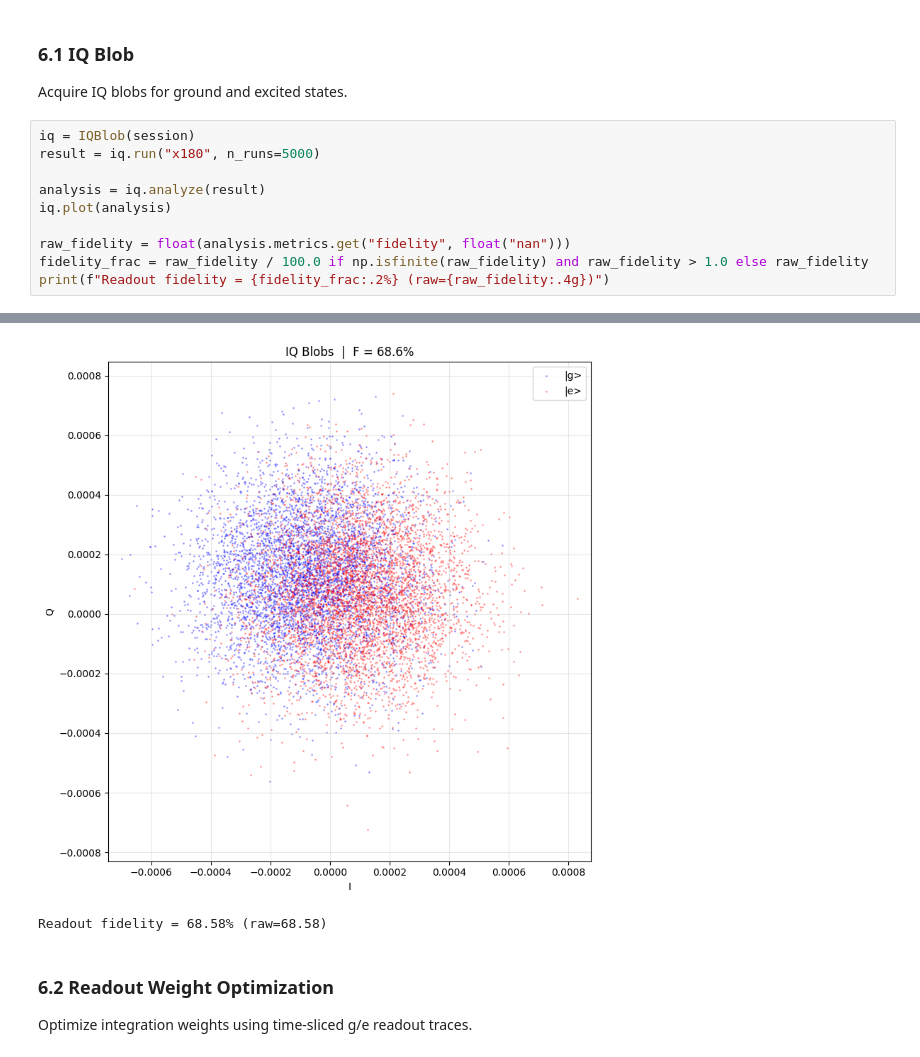
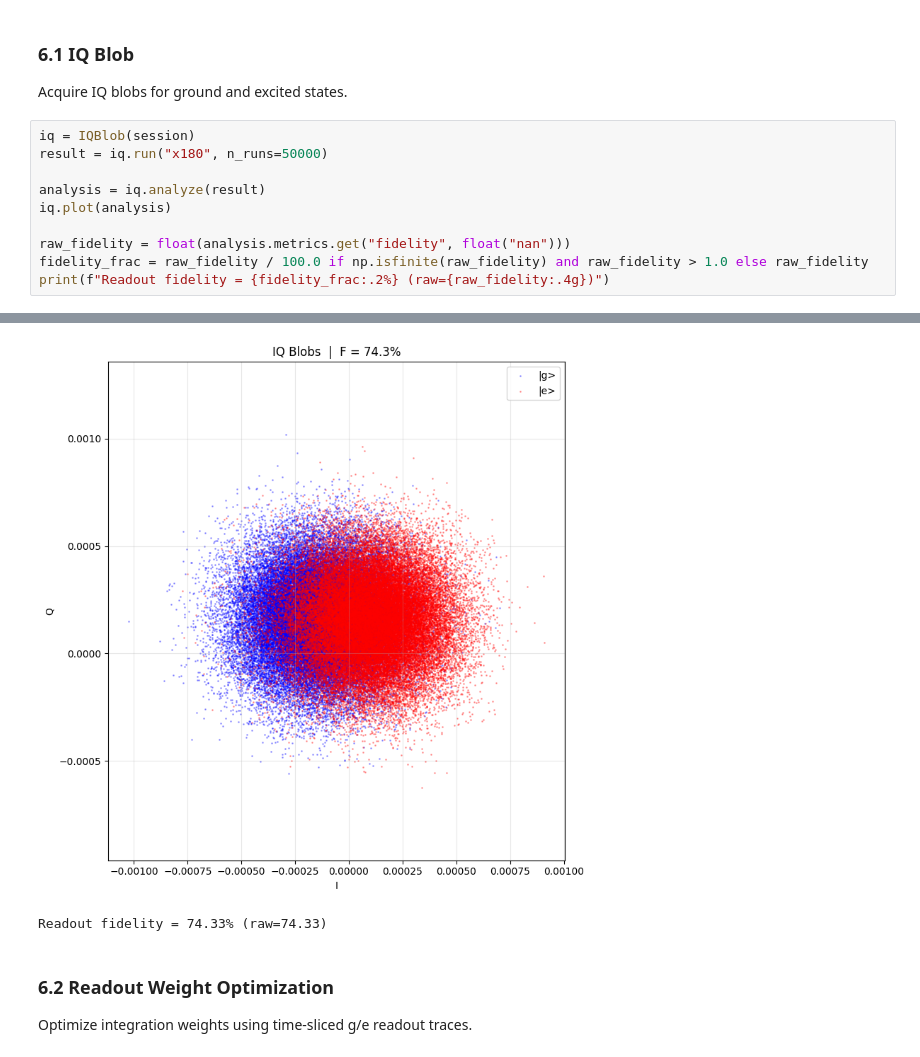
Before and after one commit to SoraUmika/qubox, a Jupyter notebook: notebooks/post_cavity_experiment_context.ipynb, the cells around one changed output, grey strips where cells are left out. Cells and saved outputs as stored; diff of their text form.

```diff
--- a/notebooks/post_cavity_experiment_context.ipynb
+++ b/notebooks/post_cavity_experiment_context.ipynb
@@ -1735,7 +1715,7 @@ print(f"Error per gate = {analysis.metrics.get('error_per_gate', 'N/A')}")
 Acquire IQ blobs for ground and excited states.
 # %%
 iq = IQBlob(session)
-result = iq.run("x180", n_runs=5000)
+result = iq.run("x180", n_runs=50000)
 
 analysis = iq.analyze(result)
 iq.plot(analysis)
@@ -1753,5 +1733,5 @@ No errors
-[figure, old version]
+[figure, new version]
-Readout fidelity = 68.58% (raw=68.58)
+Readout fidelity = 74.33% (raw=74.33)
 # %% [markdown]
 ### 6.2 Readout Weight Optimization
 
```
Also changed, not shown: parts of 17 cells of this notebook, 16 other files.
